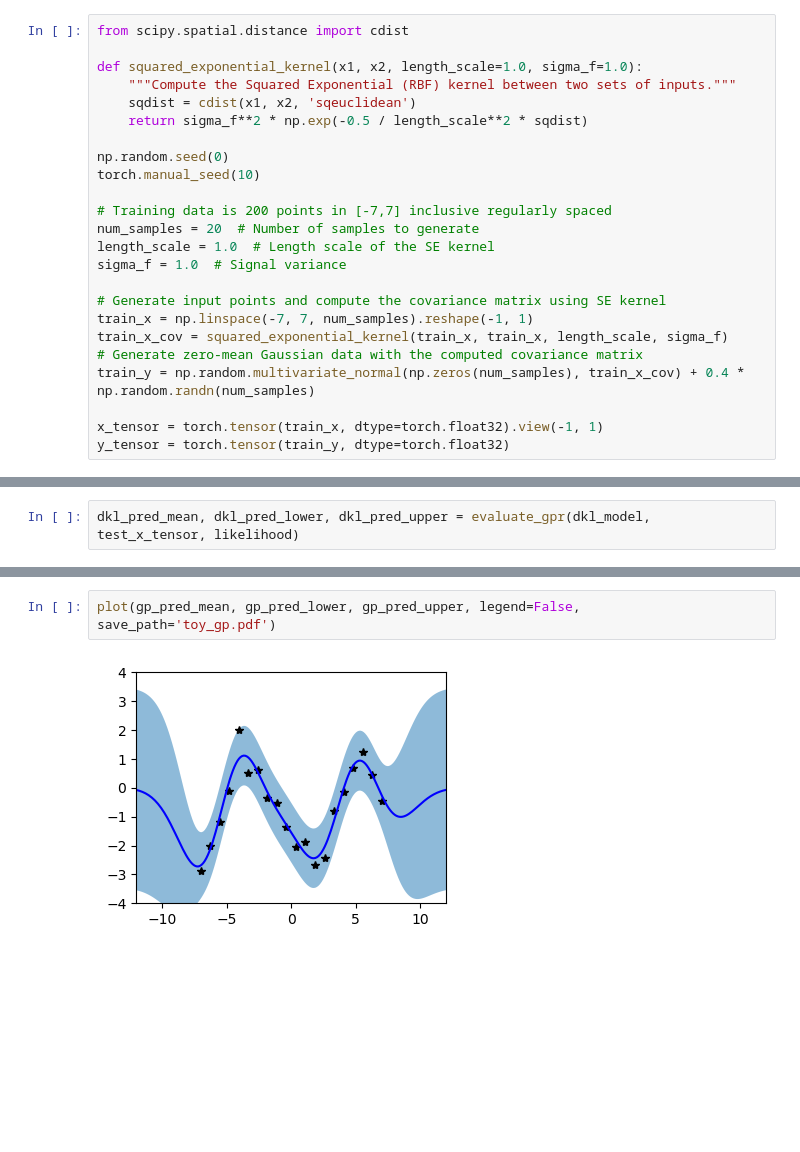
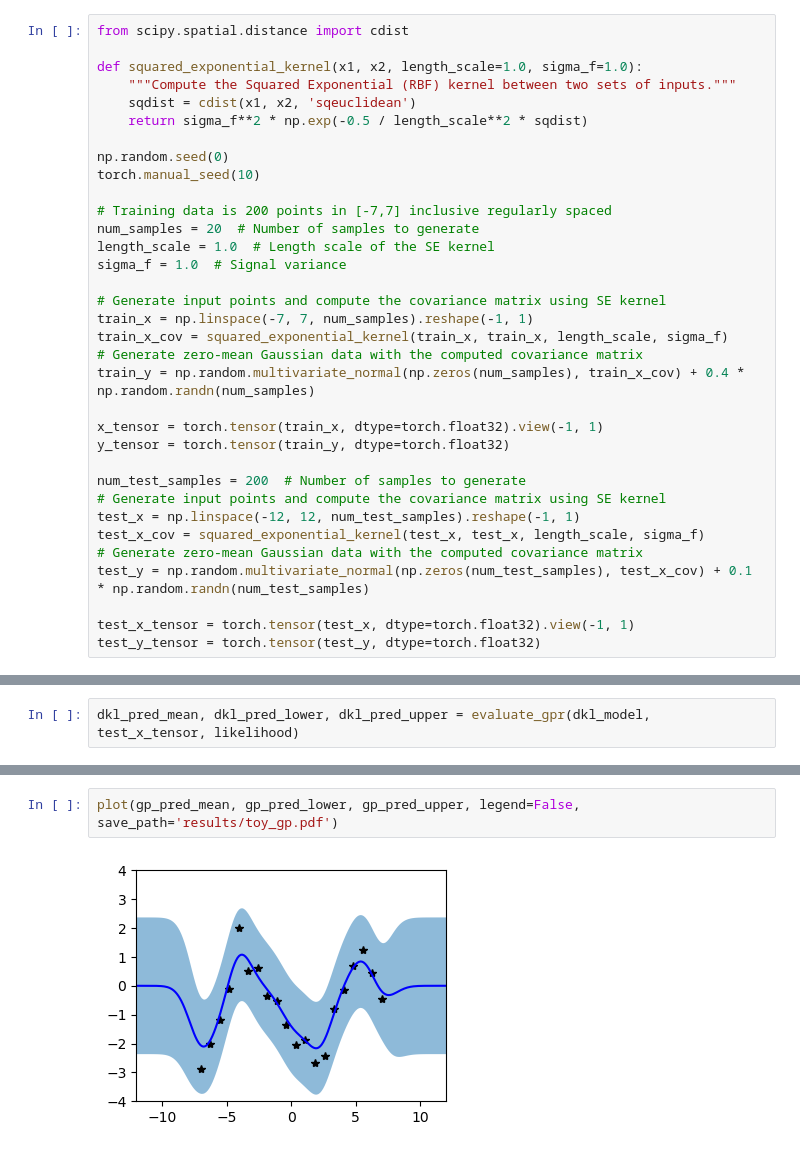
Before and after one commit to warrenzha/dak2bnn, a Jupyter notebook: examples/notebooks/2_DKL_example.ipynb, the cells around one changed output, grey strips where cells are left out. Cells and saved outputs as stored; diff of their text form; blank space fills up the shorter version.

```diff
--- a/examples/notebooks/2_DKL_example.ipynb
+++ b/examples/notebooks/2_DKL_example.ipynb
@@ -27,6 +27,16 @@ train_y = np.random.multivariate_normal(np.zeros(num_samples), train_x_cov) + 0.
 
 x_tensor = torch.tensor(train_x, dtype=torch.float32).view(-1, 1)
 y_tensor = torch.tensor(train_y, dtype=torch.float32)
+
+num_test_samples = 200  # Number of samples to generate
+# Generate input points and compute the covariance matrix using SE kernel
+test_x = np.linspace(-12, 12, num_test_samples).reshape(-1, 1)
+test_x_cov = squared_exponential_kernel(test_x, test_x, length_scale, sigma_f)
+# Generate zero-mean Gaussian data with the computed covariance matrix
+test_y = np.random.multivariate_normal(np.zeros(num_test_samples), test_x_cov) + 0.1 * np.random.randn(num_test_samples)
+
+test_x_tensor = torch.tensor(test_x, dtype=torch.float32).view(-1, 1)
+test_y_tensor = torch.tensor(test_y, dtype=torch.float32)
 # %%
 class ExactGPModel(gpytorch.models.ExactGP):
     def __init__(self, train_x, train_y, likelihood):
@@ -320,7 +304,7 @@ def plot(mean, lower, upper, legend=True, save_path=None):
 
     plt.savefig(save_path)
 # %%
-plot(gp_pred_mean, gp_pred_lower, gp_pred_upper, legend=False, save_path='toy_gp.pdf')
+plot(gp_pred_mean, gp_pred_lower, gp_pred_upper, legend=False, save_path='results/toy_gp.pdf')
 # %% [output]
-[figure, old version]
+[figure, new version]
 # %%
```
Also changed, not shown: parts of 11 cells of this notebook, 10 other files.
